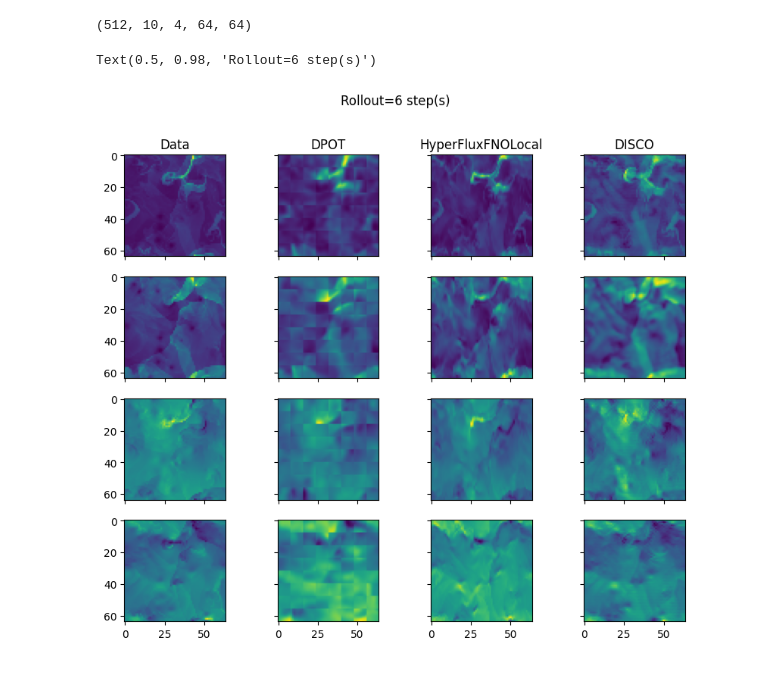
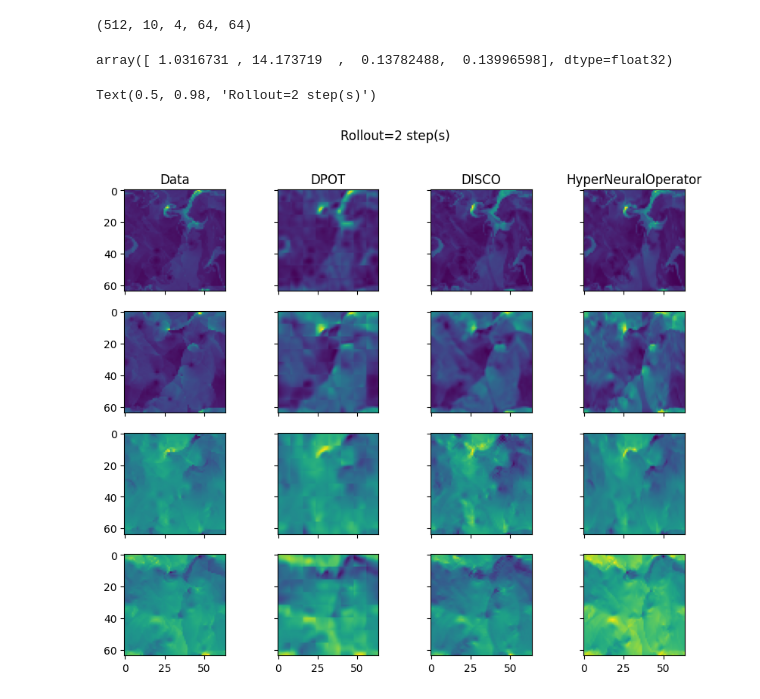
Before and after one commit to xx257xx/CONTEXT_FLUX_NO, a Jupyter notebook: notebooks/evaluation/evaluate_the_well.ipynb, the cells around one changed output. Saved outputs shown, nothing was run; the diff lists cells and outputs as text; code cells hidden in the pictures.

```diff
--- a/notebooks/evaluation/evaluate_the_well.ipynb
+++ b/notebooks/evaluation/evaluate_the_well.ipynb
@@ -16,8 +16,9 @@ checkpoint_dir = Path("../../checkpoints/well_euler_2d/")
 
 model_paths = {
     "DPOT": "seed=10/26-04-30-04:59:06",
-    "HyperFluxFNOLocal": "seed=10/26-04-30-01:34:48",
+    # "HyperFluxFNOLocal": "seed=10/26-04-30-01:34:48",
     "DISCO": "seed=0/26-04-30-13:56:37",
+    "HyperNeuralOperator": "seed=0/26-07-11-08:58:28",
 }
 # %%
 source = TheWellDataSource(
@@ -95,20 +104,27 @@ E0506 00:02:47.238354  257988 cuda_timer.cc:87] Delay kernel timed out: measured
 u_pred_dict["DPOT"].shape
 # %% [output]
 (512, 10, 4, 64, 64)
+# %%
+from einops import reduce
+
+
+reduce(u_data**2, "B T C X Y -> C", reduction="mean")
+# %% [output]
+array([ 1.0316731 , 14.173719  ,  0.13782488,  0.13996598], dtype=float32)
 # %%
-t_idx = 5
+t_idx = 1
 sample_idx = 80
 fig, axes = plt.subplots(4, 4, figsize=(10, 8), sharex=True, sharey=True)
 axes[0, 0].set_title("Data")
 for j in range(4):
     axes[j, 0].imshow(u_data[sample_idx, t_idx, j])
     for i, (model_name, u_pred) in enumerate(u_pred_dict.items()):
         axes[0, i + 1].set_title(model_name)
         axes[j, i + 1].imshow(u_pred[sample_idx, t_idx, j])
 fig.suptitle(f"Rollout={t_idx + 1} step(s)")
 # %% [output]
-Text(0.5, 0.98, 'Rollout=6 step(s)')
+Text(0.5, 0.98, 'Rollout=2 step(s)')
-[figure, old version]
+[figure, new version]
 # %%
 import jax.numpy as jnp
 from context_flux_no.metrics import relative_L2_error
```
Also changed, not shown: parts of 3 cells of this notebook, 12 other files.
